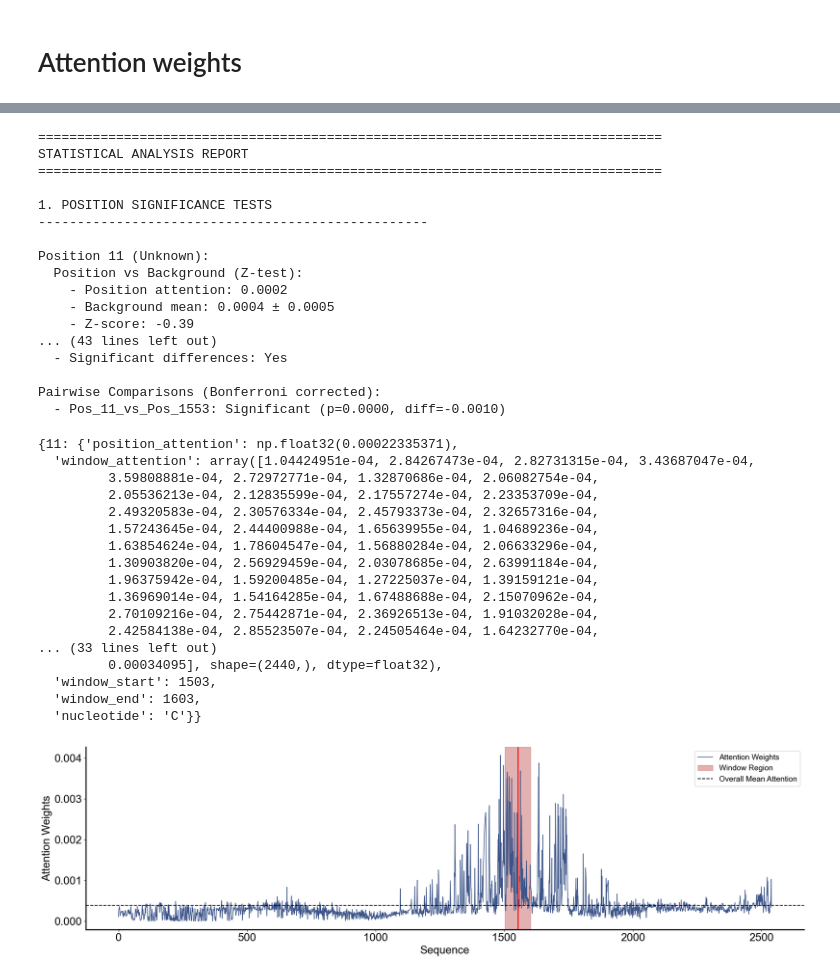
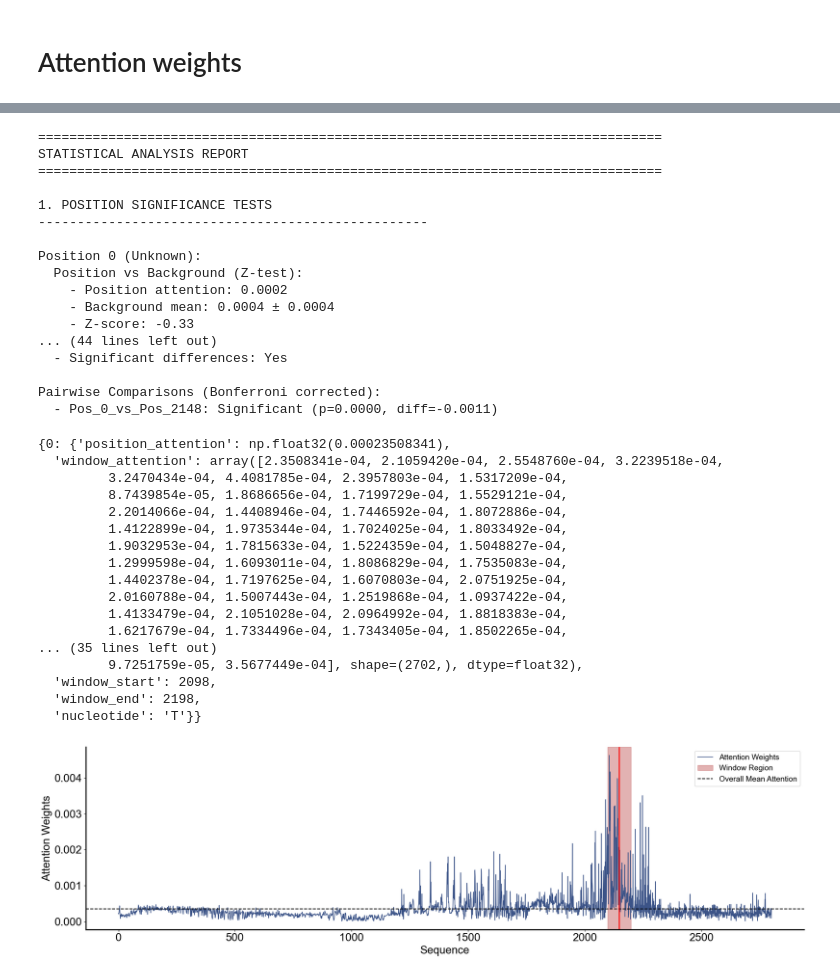
Before and after one commit to cauliyang/chimeralm_paper, a Jupyter notebook: figures/draw_figures.ipynb, the cells around one changed output, grey strips where cells are left out. Saved outputs shown, nothing was run; the diff lists cells and outputs as text; code cells hidden in the pictures.

```diff
--- a/figures/draw_figures.ipynb
+++ b/figures/draw_figures.ipynb
@@ -1188,7 +1191,10 @@ plot_reduction(hyena_mk1c_data, figname="hyena_mk1c_reduction_benchmark.pdf")
 # %%
 import pickle
 
-with open("./data/attention_weight/6f4568e5-3543-48c7-a64b-f4010c03804c_attention.pkl", "rb") as f:
+
+# 1c66d41b-de5a-4e3d-b54d-69d41bfc3160_attention.pkl
+
+with open("./data/attention_weight/1c66d41b-de5a-4e3d-b54d-69d41bfc3160_attention.pkl", "rb") as f:
     attention_weights = pickle.load(f)
 
 attention_weights
@@ -1220,43 +1226,45 @@ STATISTICAL ANALYSIS REPORT
 1. POSITION SIGNIFICANCE TESTS
 --------------------------------------------------
 
-Position 11 (Unknown):
+Position 0 (Unknown):
   Position vs Background (Z-test):
     - Position attention: 0.0002
-    - Background mean: 0.0004 ± 0.0005
-    - Z-score: -0.39
-... (43 lines left out)
+    - Background mean: 0.0004 ± 0.0004
+    - Z-score: -0.33
+... (44 lines left out)
   - Significant differences: Yes
 
 Pairwise Comparisons (Bonferroni corrected):
-  - Pos_11_vs_Pos_1553: Significant (p=0.0000, diff=-0.0010)
+  - Pos_0_vs_Pos_2148: Significant (p=0.0000, diff=-0.0011)
 # %%
 attention_weights["attention_data"]['position_data']
 # %% [output]
-{11: {'position_attention': np.float32(0.00022335371),
-  'window_attention': array([1.04424951e-04, 2.84267473e-04, 2.82731315e-04, 3.43687047e-04,
-         3.59808881e-04, 2.72972771e-04, 1.32870686e-04, 2.06082754e-04,
-         2.05536213e-04, 2.12835599e-04, 2.17557274e-04, 2.23353709e-04,
-         2.49320583e-04, 2.30576334e-04, 2.45793373e-04, 2.32657316e-04,
-         1.57243645e-04, 2.44400988e-04, 1.65639955e-04, 1.04689236e-04,
-         1.63854624e-04, 1.78604547e-04, 1.56880284e-04, 2.06633296e-04,
-         1.30903820e-04, 2.56929459e-04, 2.03078685e-04, 2.63991184e-04,
-         1.96375942e-04, 1.59200485e-04, 1.27225037e-04, 1.39159121e-04,
-         1.36969014e-04, 1.54164285e-04, 1.67488688e-04, 2.15070962e-04,
-         2.70109216e-04, 2.75442871e-04, 2.36926513e-04, 1.91032028e-04,
-         2.42584138e-04, 2.85523507e-04, 2.24505464e-04, 1.64232770e-04,
-... (33 lines left out)
-         0.00034095], shape=(2440,), dtype=float32),
-  'window_start': 1503,
-  'window_end': 1603,
-  'nucleotide': 'C'}}
+{0: {'position_attention': np.float32(0.00023508341),
+  'window_attention': array([2.3508341e-04, 2.1059420e-04, 2.5548760e-04, 3.2239518e-04,
+         3.2470434e-04, 4.4081785e-04, 2.3957803e-04, 1.5317209e-04,
+         8.7439854e-05, 1.8686656e-04, 1.7199729e-04, 1.5529121e-04,
+         2.2014066e-04, 1.4408946e-04, 1.7446592e-04, 1.8072886e-04,
+         1.4122899e-04, 1.9735344e-04, 1.7024025e-04, 1.8033492e-04,
+         1.9032953e-04, 1.7815633e-04, 1.5224359e-04, 1.5048827e-04,
+         1.2999598e-04, 1.6093011e-04, 1.8086829e-04, 1.7535083e-04,
+         1.4402378e-04, 1.7197625e-04, 1.6070803e-04, 2.0751925e-04,
+         2.0160788e-04, 1.5007443e-04, 1.2519868e-04, 1.0937422e-04,
+         1.4133479e-04, 2.1051028e-04, 2.0964992e-04, 1.8818383e-04,
+         1.6217679e-04, 1.7334496e-04, 1.7343405e-04, 1.8502265e-04,
+... (35 lines left out)
+         9.7251759e-05, 3.5677449e-04], shape=(2702,), dtype=float32),
+  'window_start': 2098,
+  'window_end': 2198,
+  'nucleotide': 'T'}}
+# %%
+pos = 2148
 # %%
 def draw_attention_weights(
     attention_weights,
-    pos=1553,
+    pos,
     color="#3c5488",
     window_color="#a00000",
-    figname="attention_weights_1553.pdf",
+    figname=None,
     window_size=100,
     figsize=(20, 6),
 ):
@@ -1338,13 +1346,13 @@ def draw_attention_weights(
 # %%
 draw_attention_weights(
     attention_weights,
-    pos=1553,
+    pos=2148,
     color="#3c5488",
     window_color="#a00000",
-    figname="6f4568e5-3543-48c7-a64b-f4010c03804c_attention_weights_1553.pdf",
+    figname="1c66d41b-de5a-4e3d-b54d-69d41bfc3160_attention_weights_2148.pdf",
 )
 # %% [output]
-[figure, old version]
+[figure, new version]
 # %%
 def draw_window_attention_weights(
     attention_weights,
```
Also changed, not shown: parts of 4 cells of this notebook, 9 other files.
